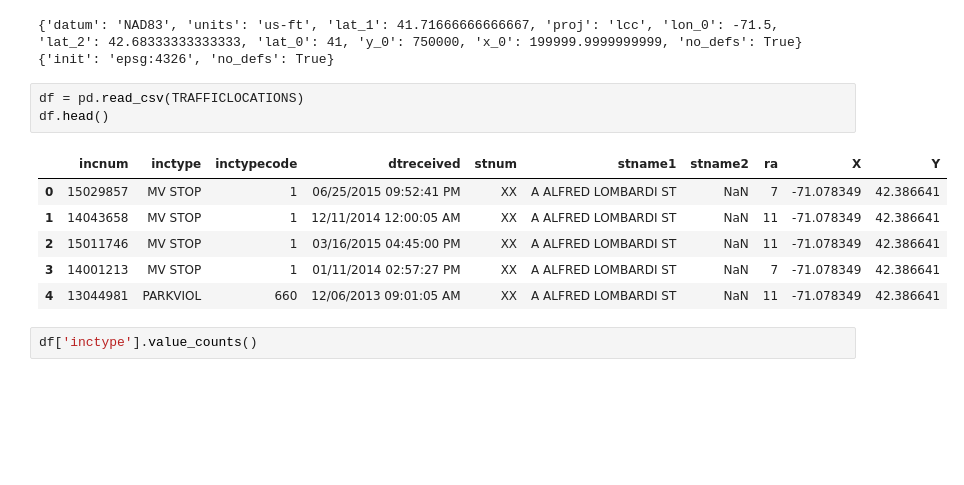
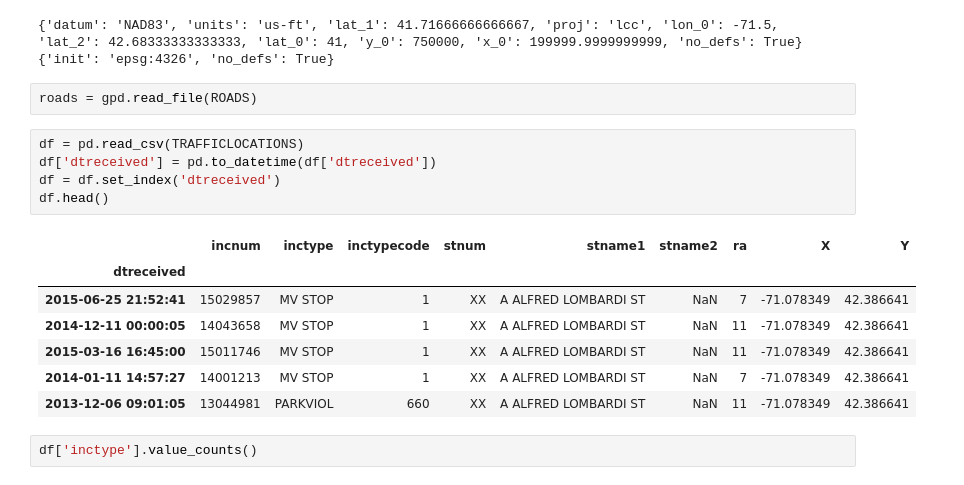
Before and after one commit to jnj16180340/SomervilleParking, a Jupyter notebook: SomervilleParking.ipynb, the cells around one changed output. Saved outputs shown, nothing was run; the diff lists cells and outputs as text; blank space fills up the shorter version.

```diff
--- a/SomervilleParking.ipynb
+++ b/SomervilleParking.ipynb
@@ -32,16 +38,21 @@ print(citylimits.crs)
 # %% [output]
 {'datum': 'NAD83', 'units': 'us-ft', 'lat_1': 41.71666666666667, 'proj': 'lcc', 'lon_0': -71.5, 'lat_2': 42.68333333333333, 'lat_0': 41, 'y_0': 750000, 'x_0': 199999.9999999999, 'no_defs': True}
 {'init': 'epsg:4326', 'no_defs': True}
+# %%
+roads = gpd.read_file(ROADS)
 # %%
 df = pd.read_csv(TRAFFICLOCATIONS)
+df['dtreceived'] = pd.to_datetime(df['dtreceived'])
+df = df.set_index('dtreceived')
 df.head()
 # %% [output]
-|  | incnum | inctype | inctypecode | dtreceived | stnum | stname1 | stname2 | ra | X | Y |
-| 0 | 15029857 | MV STOP | 1 | 06/25/2015 09:52:41 PM | XX | A ALFRED LOMBARDI ST | NaN | 7 | -71.078349 | 42.386641 |
-| 1 | 14043658 | MV STOP | 1 | 12/11/2014 12:00:05 AM | XX | A ALFRED LOMBARDI ST | NaN | 11 | -71.078349 | 42.386641 |
-| 2 | 15011746 | MV STOP | 1 | 03/16/2015 04:45:00 PM | XX | A ALFRED LOMBARDI ST | NaN | 11 | -71.078349 | 42.386641 |
-| 3 | 14001213 | MV STOP | 1 | 01/11/2014 02:57:27 PM | XX | A ALFRED LOMBARDI ST | NaN | 7 | -71.078349 | 42.386641 |
-| 4 | 13044981 | PARKVIOL | 660 | 12/06/2013 09:01:05 AM | XX | A ALFRED LOMBARDI ST | NaN | 11 | -71.078349 | 42.386641 |
+|  | incnum | inctype | inctypecode | stnum | stname1 | stname2 | ra | X | Y |
+| dtreceived |  |  |  |  |  |  |  |  |  |
+| 2015-06-25 21:52:41 | 15029857 | MV STOP | 1 | XX | A ALFRED LOMBARDI ST | NaN | 7 | -71.078349 | 42.386641 |
+| 2014-12-11 00:00:05 | 14043658 | MV STOP | 1 | XX | A ALFRED LOMBARDI ST | NaN | 11 | -71.078349 | 42.386641 |
+| 2015-03-16 16:45:00 | 15011746 | MV STOP | 1 | XX | A ALFRED LOMBARDI ST | NaN | 11 | -71.078349 | 42.386641 |
+| 2014-01-11 14:57:27 | 14001213 | MV STOP | 1 | XX | A ALFRED LOMBARDI ST | NaN | 7 | -71.078349 | 42.386641 |
+| 2013-12-06 09:01:05 | 13044981 | PARKVIOL | 660 | XX | A ALFRED LOMBARDI ST | NaN | 11 | -71.078349 | 42.386641 |
 # %%
 df['inctype'].value_counts()
 # %% [output]
```
Also changed, not shown: parts of 6 cells of this notebook, 17 other files.
